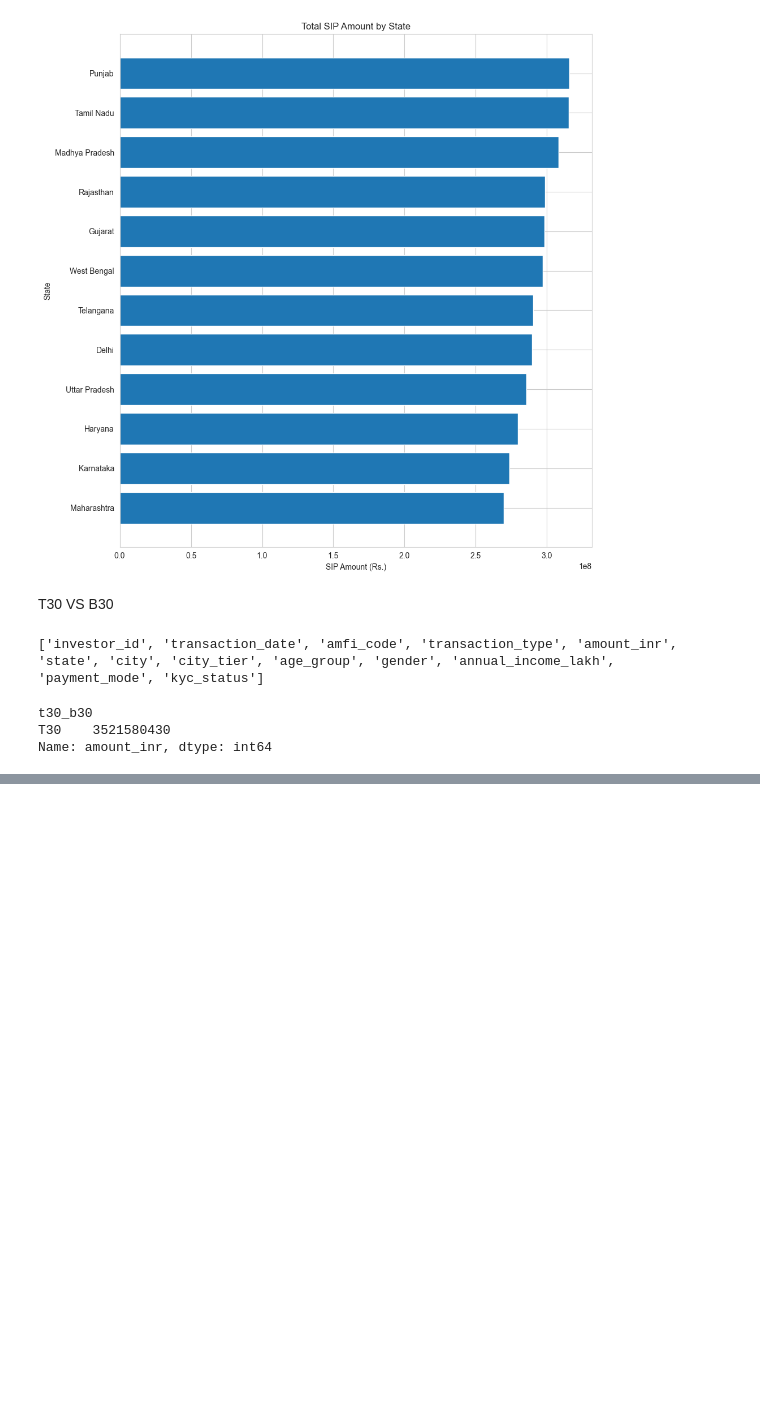
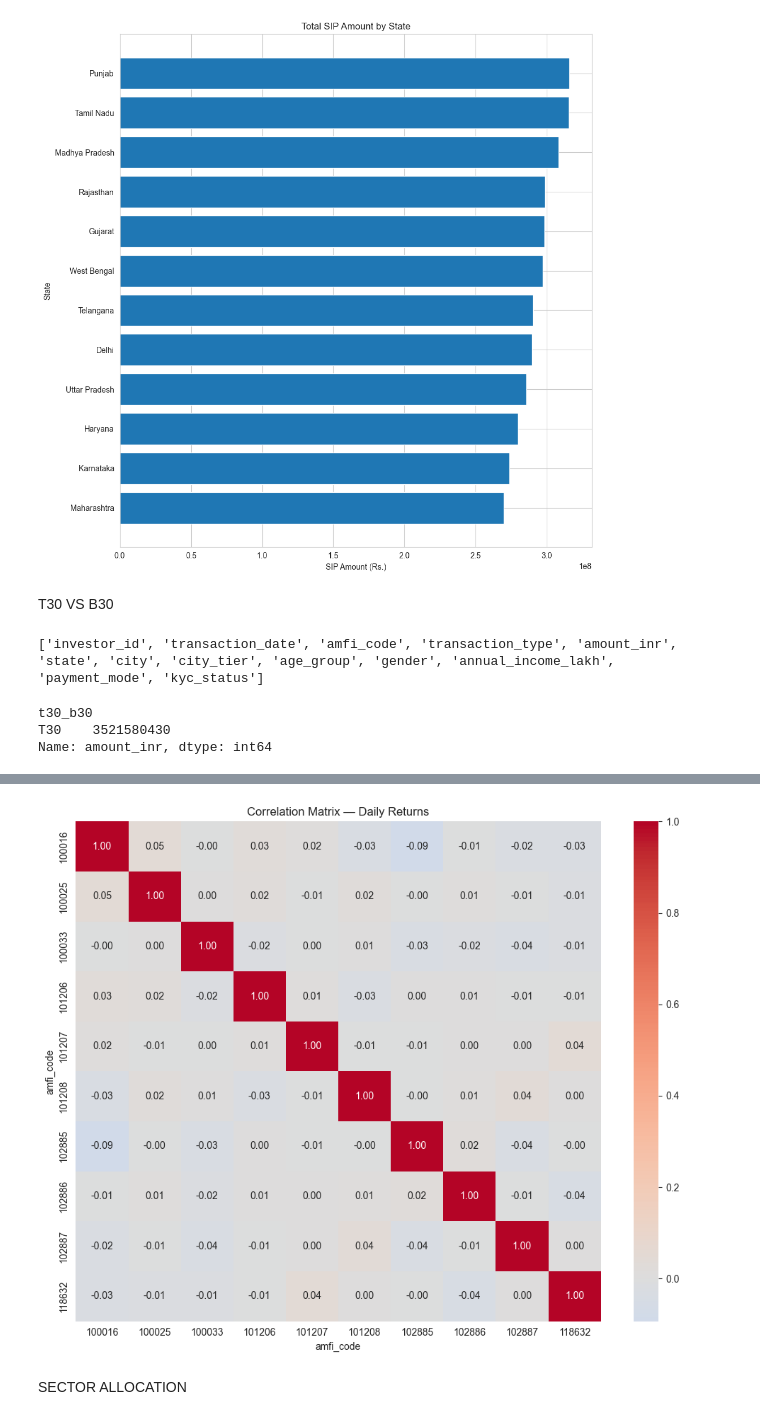
Before and after one commit to addyji007-bot/Bluestock-Fintech-Mutual-Fund-Analytics, a Jupyter notebook: notebooks/EDA_Analysis.ipynb, the cells around one changed output, grey strips where cells are left out. Saved outputs shown, nothing was run; the diff lists cells and outputs as text; code cells hidden in the pictures; blank space fills up the shorter version.

```diff
--- a/notebooks/EDA_Analysis.ipynb
+++ b/notebooks/EDA_Analysis.ipynb
@@ -749,0 +821,11 @@ plt.show()
+# %%
+
+selected_funds = daily_returns.columns[:10]
+
+print(
+    "Selected funds:"
+)
+
+print(
+    selected_funds
+)
@@ -749,0 +837,6 @@ plt.show()
+# %%
+correlation = daily_returns[
+    selected_funds
+].corr()
+
+print(correlation)
@@ -749,0 +861,28 @@ plt.show()
+# %%
+plt.figure(figsize=(10, 8))
+
+sns.heatmap(
+    correlation,
+    annot=True,
+    fmt=".2f",
+    cmap="coolwarm",
+    center=0
+)
+
+plt.title(
+    "Correlation Matrix — Daily Returns"
+)
+
+plt.tight_layout()
+
+plt.savefig(
+    f"{REPORTS}/08_correlation_matrix.png",
+    dpi=200,
+    bbox_inches="tight"
+)
+
+plt.show()
+# %% [output]
+[figure, added]
+# %% [markdown]
+SECTOR ALLOCATION
```
Also changed, not shown: parts of 23 cells of this notebook, 5 other files.
